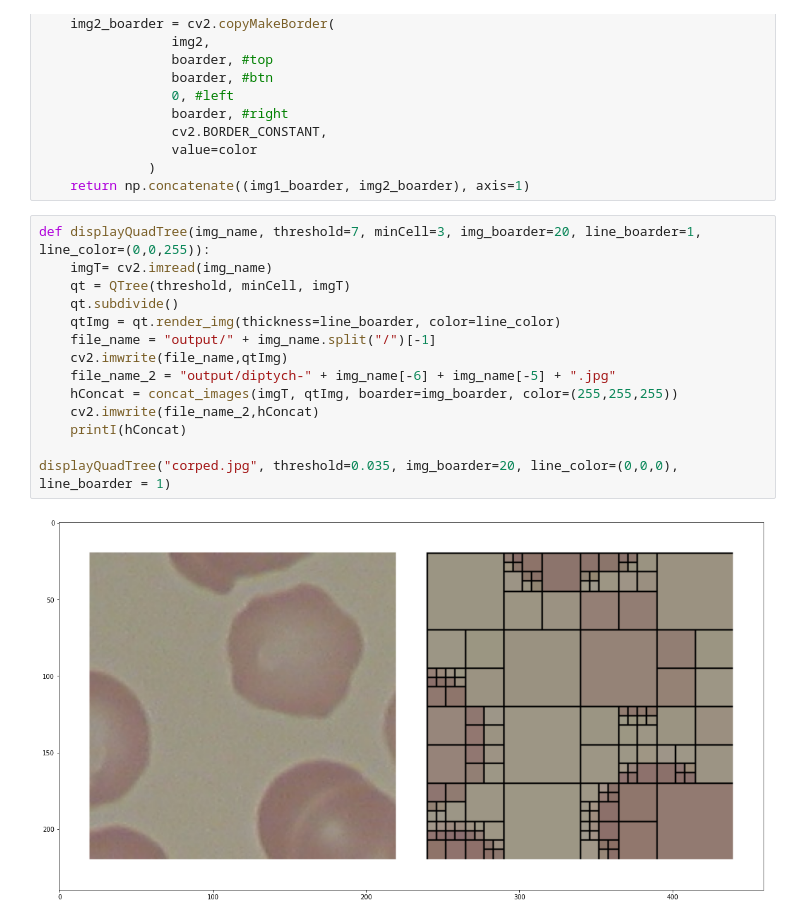
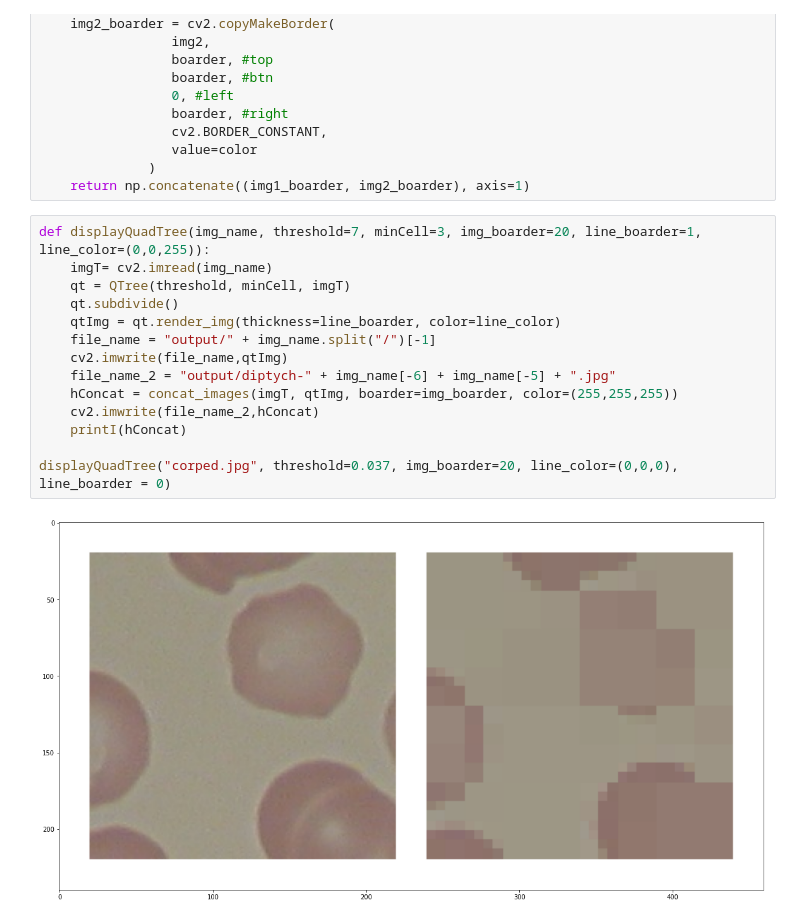
Before and after one commit to zaxo7/QuadTree, a Jupyter notebook: test2.ipynb, the cells around one changed output. Saved outputs shown, nothing was run; the diff lists cells and outputs as text.

```diff
--- a/test2.ipynb
+++ b/test2.ipynb
@@ -197,16 +198,16 @@ def concat_images(img1, img2, boarder=5, color=(255,255,255)):
 # %%
 def displayQuadTree(img_name, threshold=7, minCell=3, img_boarder=20, line_boarder=1, line_color=(0,0,255)):
     imgT= cv2.imread(img_name)
     qt = QTree(threshold, minCell, imgT)
     qt.subdivide()
     qtImg = qt.render_img(thickness=line_boarder, color=line_color)
     file_name = "output/" + img_name.split("/")[-1]
     cv2.imwrite(file_name,qtImg)
     file_name_2 = "output/diptych-" + img_name[-6] + img_name[-5] + ".jpg"
     hConcat = concat_images(imgT, qtImg, boarder=img_boarder, color=(255,255,255))
     cv2.imwrite(file_name_2,hConcat)
     printI(hConcat)
 
-displayQuadTree("corped.jpg", threshold=0.035, img_boarder=20, line_color=(0,0,0), line_boarder = 1)
+displayQuadTree("corped.jpg", threshold=0.037, img_boarder=20, line_color=(0,0,0), line_boarder = 0)
 # %% [output]
-[figure, old version]
+[figure, new version]
```
Also changed, not shown: parts of 1 cell of this notebook, 1 other file.
